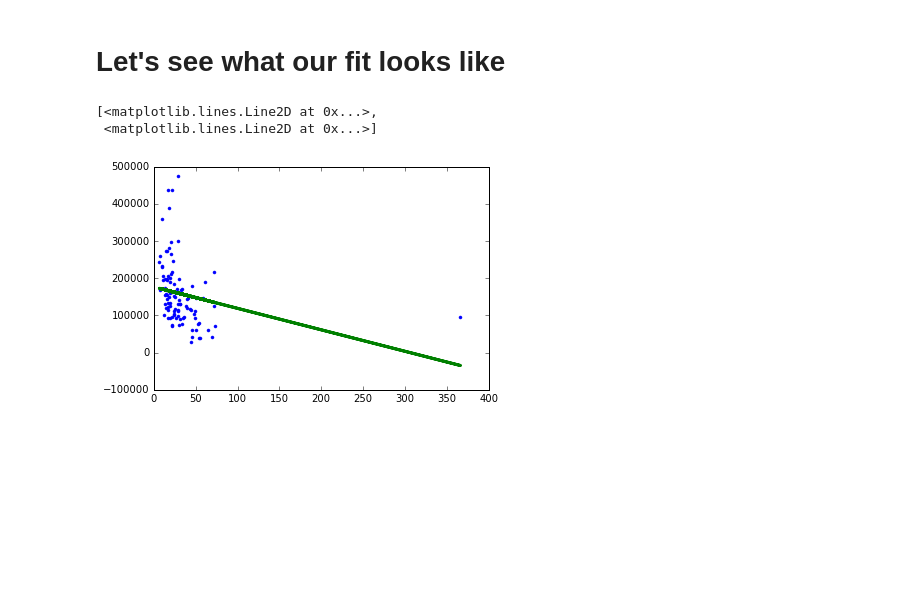
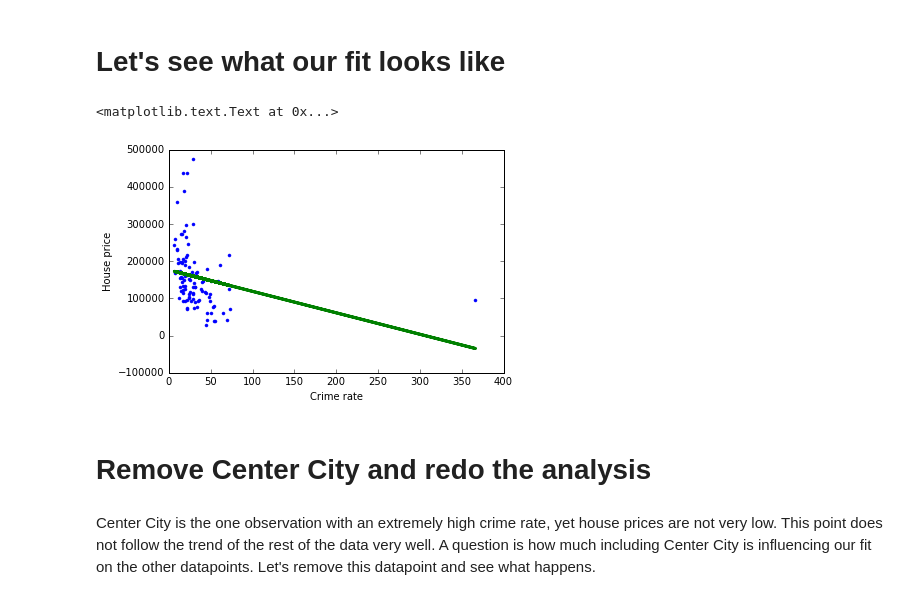
Before and after one commit to Weenkus/Machine-Learning-University-of-Washington, a Jupyter notebook: Regression/assignments/Simple Linear Regression slides.ipynb, the cells around one changed output. Cells and saved outputs as stored; diff of their text form; code cells hidden in the pictures; blank space fills up the shorter version.

```diff
--- a/Regression/assignments/Simple Linear Regression slides.ipynb
+++ b/Regression/assignments/Simple Linear Regression slides.ipynb
@@ -73,8 +73,13 @@ LinearRegression(copy_X=True, fit_intercept=True, n_jobs=1, normalize=False)
 # %%
 plt.plot(sales.CrimeRate, sales.HousePrice, '.',
     X, crime_model.predict(X), '-',
          linewidth=3)
+plt.ylabel('House price')
+plt.xlabel('Crime rate')
 # %% [output]
-[<matplotlib.lines.Line2D at 0x...>,
- <matplotlib.lines.Line2D at 0x...>]
+<matplotlib.text.Text at 0x...>
-[figure, old version]
+[figure, new version]
+# %% [markdown]
+# Remove Center City and redo the analysis
+# %% [markdown]
+Center City is the one observation with an extremely high crime rate, yet house prices are not very low. This point does not follow the trend of the rest of the data very well. A question is how much including Center City is influencing our fit on the other datapoints. Let's remove this datapoint and see what happens.
```
Also changed, not shown: parts of 4 cells of this notebook.
